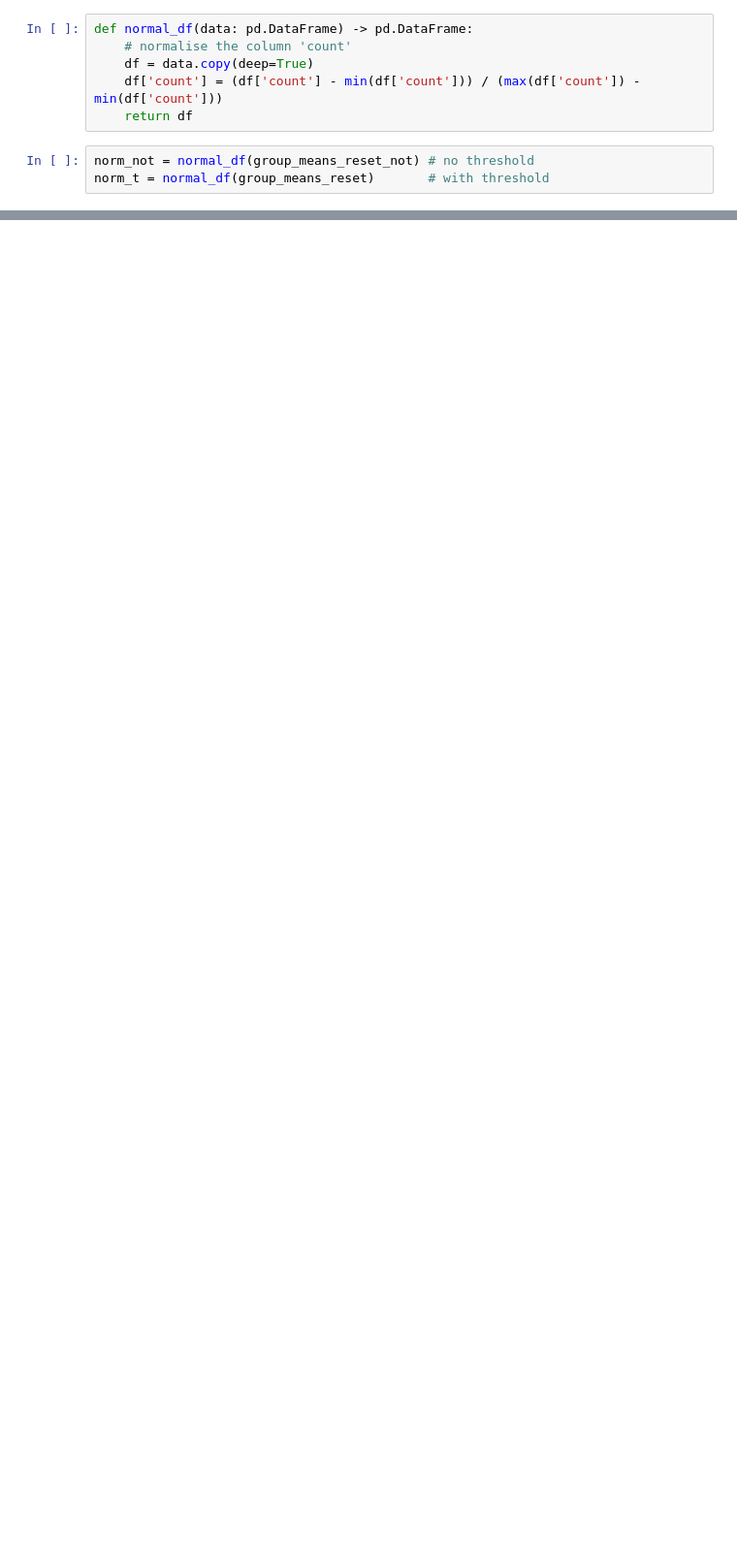
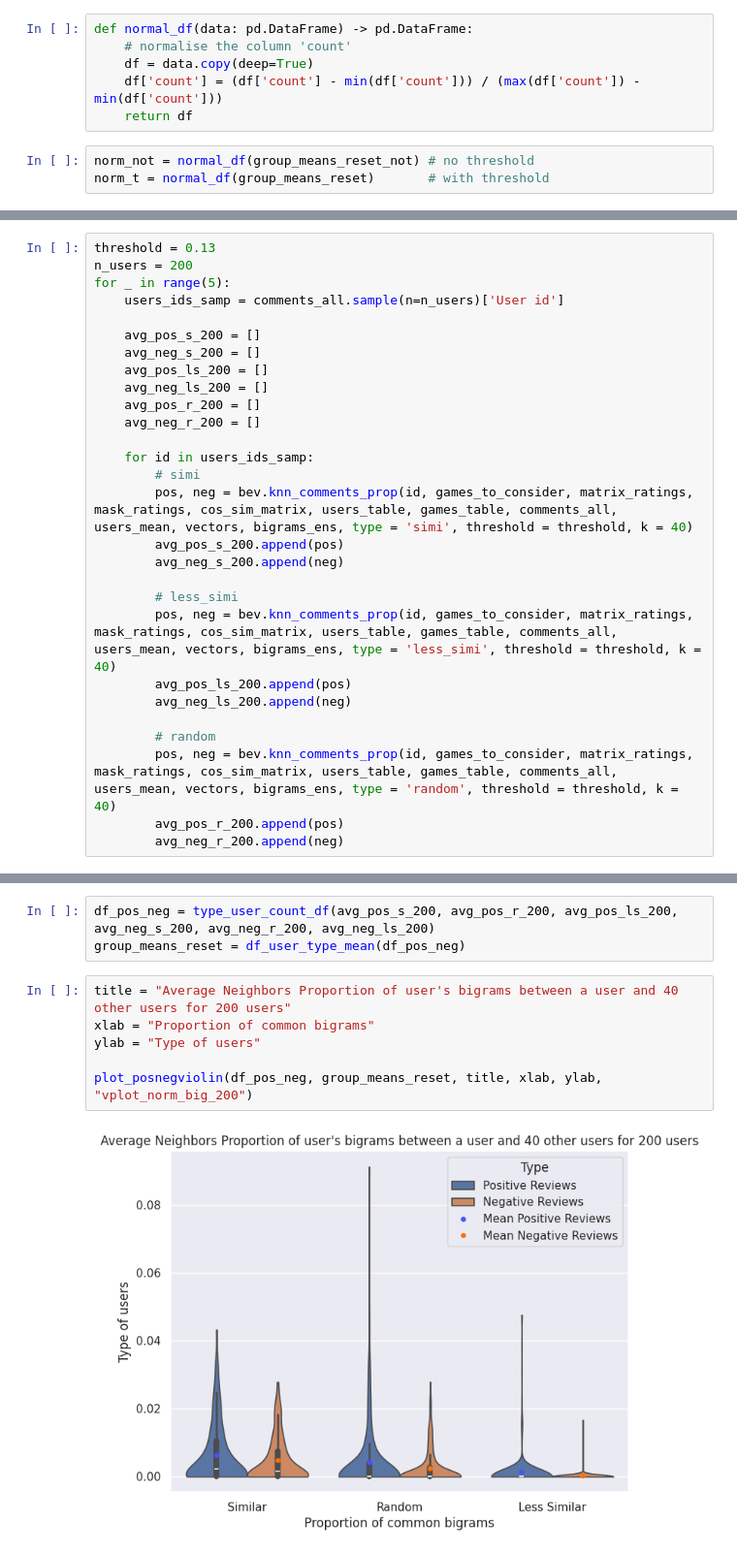
Before and after one commit to Franciline/Recommendation_system, a Jupyter notebook: notebooks/bigrams_intersect_ev.ipynb, the cells around one changed output, grey strips where cells are left out. Shown at 97% size. Cells and saved outputs as stored; diff of their text form; blank space fills up the shorter version.

```diff
--- a/notebooks/bigrams_intersect_ev.ipynb
+++ b/notebooks/bigrams_intersect_ev.ipynb
@@ -1048,0 +658,28 @@ plt.savefig("../images/diff_threshold_bigram_intersect.png")
+# %%
+threshold = 0.13
+n_users = 200
+for _ in range(5):
+    users_ids_samp = comments_all.sample(n=n_users)['User id']
+
+    avg_pos_s_200 = []
+    avg_neg_s_200 = []
+    avg_pos_ls_200 = []
+    avg_neg_ls_200 = []
+    avg_pos_r_200 = []
+    avg_neg_r_200 = []
+
+    for id in users_ids_samp:
+        # simi
+        pos, neg = bev.knn_comments_prop(id, games_to_consider, matrix_ratings, mask_ratings, cos_sim_matrix, users_table, games_table, comments_all, users_mean, vectors, bigrams_ens, type = 'simi', threshold = threshold, k = 40)
+        avg_pos_s_200.append(pos)
+        avg_neg_s_200.append(neg)
+
+        # less_simi
+        pos, neg = bev.knn_comments_prop(id, games_to_consider, matrix_ratings, mask_ratings, cos_sim_matrix, users_table, games_table, comments_all, users_mean, vectors, bigrams_ens, type = 'less_simi', threshold = threshold, k = 40)
+        avg_pos_ls_200.append(pos)
+        avg_neg_ls_200.append(neg)
+
+        # random
+        pos, neg = bev.knn_comments_prop(id, games_to_consider, matrix_ratings, mask_ratings, cos_sim_matrix, users_table, games_table, comments_all, users_mean, vectors, bigrams_ens, type = 'random', threshold = threshold, k = 40)
+        avg_pos_r_200.append(pos)
+        avg_neg_r_200.append(neg)
@@ -1048,0 +764,11 @@ plt.savefig("../images/diff_threshold_bigram_intersect.png")
+# %%
+df_pos_neg = type_user_count_df(avg_pos_s_200, avg_pos_r_200, avg_pos_ls_200, avg_neg_s_200, avg_neg_r_200, avg_neg_ls_200)
+group_means_reset = df_user_type_mean(df_pos_neg)
+# %%
+title = "Average Neighbors Proportion of user's bigrams between a user and 40 other users for 200 users"
+xlab = "Proportion of common bigrams"
+ylab = "Type of users"
+
+plot_posnegviolin(df_pos_neg, group_means_reset, title, xlab, ylab, "vplot_norm_big_200")
+# %% [output]
+[figure, added]
```
Also changed, not shown: parts of 42 cells of this notebook, 4 other files.
